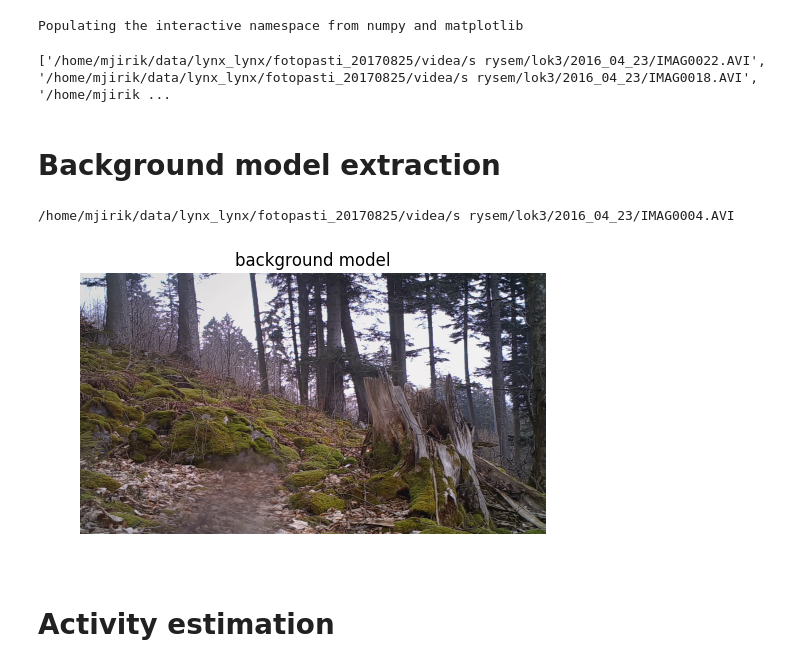
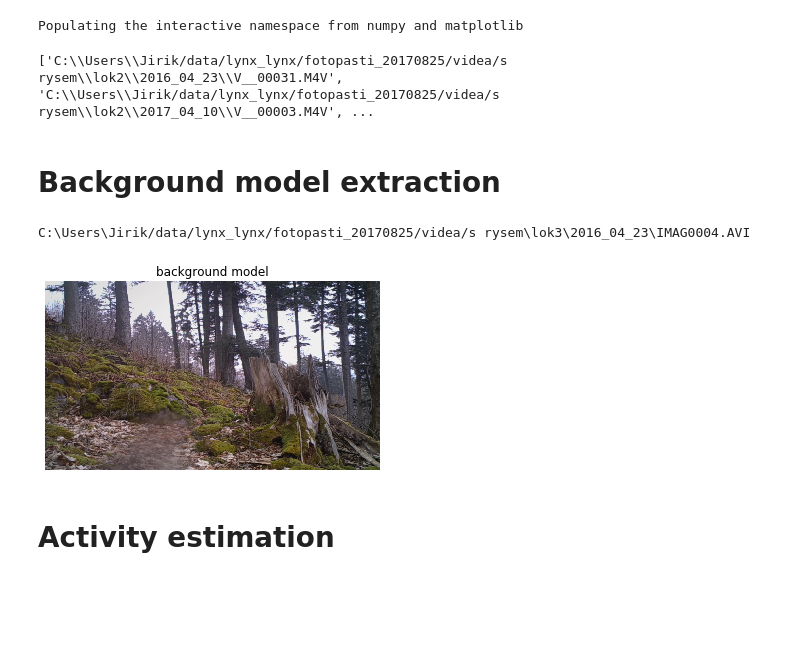
Before and after one commit to mjirik/animalwatch, a Jupyter notebook: devel/devel_read.ipynb, the cells around one changed output. Saved outputs shown, nothing was run; the diff lists cells and outputs as text; code cells hidden in the pictures; blank space fills up the shorter version.

```diff
--- a/devel/devel_read.ipynb
+++ b/devel/devel_read.ipynb
@@ -2,15 +2,15 @@
 %pylab inline
 import glob
 import os.path as op
-import seaborn as sns
-datapath = "/home/mjirik/data/lynx_lynx/fotopasti_20170825/videa/s rysem/**/**"
+# import seaborn as sns
+datapath = op.expanduser("~/data/lynx_lynx/fotopasti_20170825/videa/s rysem/**/**")
 # %% [output]
 Populating the interactive namespace from numpy and matplotlib
 # %%
 fnvideos = glob.glob(op.join(datapath, "*"))
 print(fnvideos)
 # %% [output]
-['/home/mjirik/data/lynx_lynx/fotopasti_20170825/videa/s rysem/lok3/2016_04_23/IMAG0022.AVI', '/home/mjirik/data/lynx_lynx/fotopasti_20170825/videa/s rysem/lok3/2016_04_23/IMAG0018.AVI', '/home/mjirik ...
+['C:\\Users\\Jirik/data/lynx_lynx/fotopasti_20170825/videa/s rysem\\lok2\\2016_04_23\\V__00031.M4V', 'C:\\Users\\Jirik/data/lynx_lynx/fotopasti_20170825/videa/s rysem\\lok2\\2017_04_10\\V__00003.M4V', ...
 # %%
 filtered_activity_image_threshold = 0.1
 # %% [markdown]
@@ -30,36 +30,37 @@ def create_background_model(vid,  begin_offset=1, end_offset=50, step=10):
     vid_len = vid.get_length() - end_offset - begin_offset
     frame_size = vid.get_meta_data()["size"]
 
     background_model = np.zeros([frame_size[1], frame_size[0], 3])
 
-    nums = range(begin_offset, vid.get_length() - end_offset, step)
+    # nums = range(int(begin_offset), int(vid.get_length() - end_offset), int(step))
+    nums = range(begin_offset, vid.count_frames() - end_offset, step)
 
     # nums = [1,5, 10]
 
     processed_images = 0
     for num in nums:
         image = vid.get_data(num).astype(double)
         if processed_images == 0:
             background_model = image
         else:
             background_model = (processed_images * background_model)/(processed_images + 1.) + image/(processed_images + 1.)
         processed_images += 1
 
     return background_model, frame_size
 #     fig = pylab.figure()
 #     fig.suptitle('image #{}'.format(num), fontsize=20)
 #     pylab.imshow(image)
 background_model, frame_size = create_background_model(vid)
 fig = pylab.figure()
 plt.title('background model')
 # print(np.min(image), np.max(image))
 pylab.imshow(background_model.astype(np.uint8))
 plt.axis("off")
 # plt.colorbar()
 pylab.show()
 # %% [output]
-/home/mjirik/data/lynx_lynx/fotopasti_20170825/videa/s rysem/lok3/2016_04_23/IMAG0004.AVI
+C:\Users\Jirik/data/lynx_lynx/fotopasti_20170825/videa/s rysem\lok3\2016_04_23\IMAG0004.AVI
-[figure, old version]
+[figure, new version]
 # %% [markdown]
 # Activity estimation
 # %%
```
Also changed, not shown: parts of 9 cells of this notebook.
